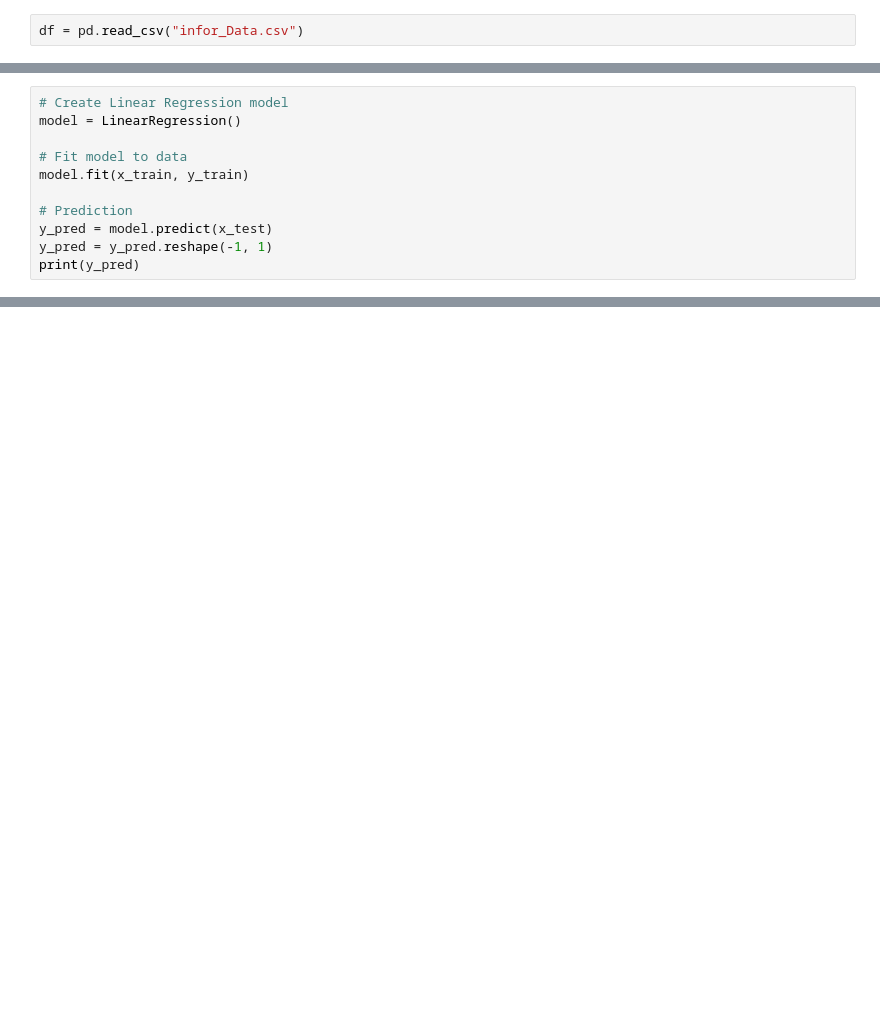
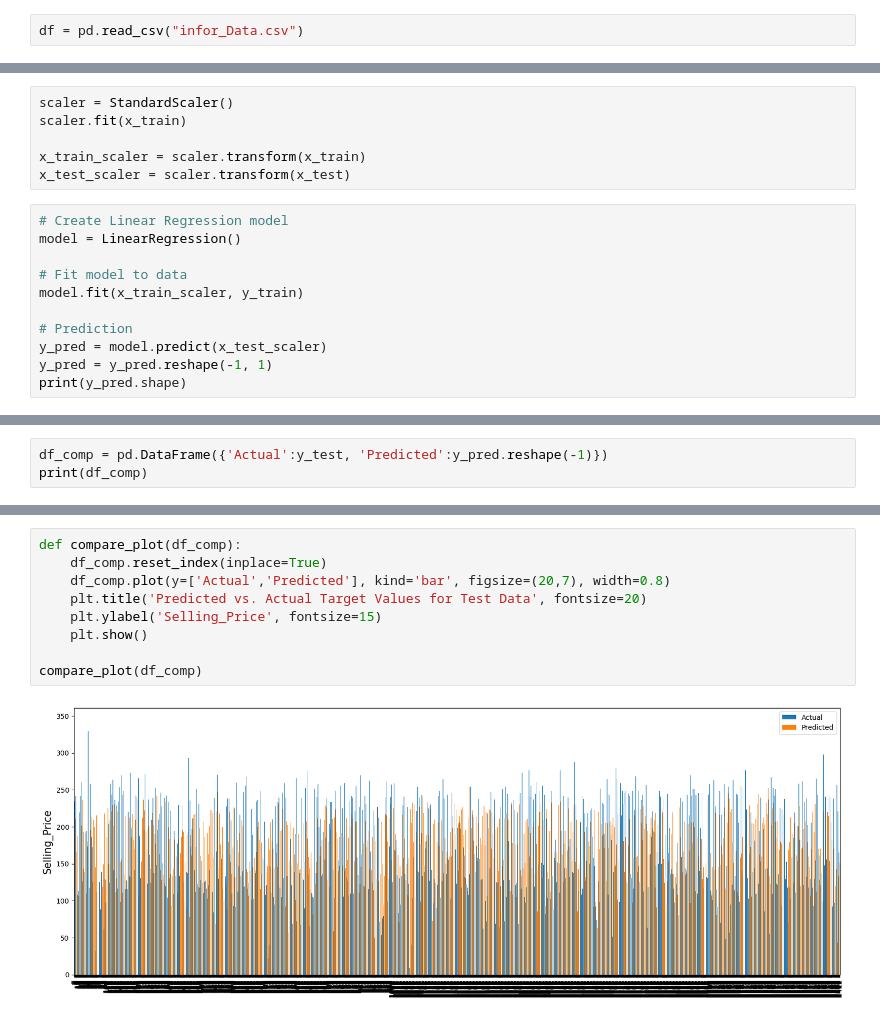
Before and after one commit to lhgiang040504/AI, a Jupyter notebook: Machine_Learning/Supervised_Learning/Linear_Regression/multiple/multiple_LinearRegression.ipynb, the cells around one changed output, grey strips where cells are left out. Drawn from its saved outputs; the diff is of its cells as text; blank space fills up the shorter version.

```diff
--- a/Machine_Learning/Supervised_Learning/Linear_Regression/multiple/multiple_LinearRegression.ipynb
+++ b/Machine_Learning/Supervised_Learning/Linear_Regression/multiple/multiple_LinearRegression.ipynb
@@ -27,12 +30,18 @@ print(x_test.shape)
+# %%
+scaler = StandardScaler()
+scaler.fit(x_train)
+
+x_train_scaler = scaler.transform(x_train)
+x_test_scaler = scaler.transform(x_test)
 # %%
 # Create Linear Regression model
 model = LinearRegression()
 
 # Fit model to data
-model.fit(x_train, y_train)
+model.fit(x_train_scaler, y_train)
 
 # Prediction
-y_pred = model.predict(x_test)
+y_pred = model.predict(x_test_scaler)
 y_pred = y_pred.reshape(-1, 1)
-print(y_pred)
+print(y_pred.shape)
 # %% [output]
@@ -201,0 +81,3 @@ print(model_Manual.MSE(y_test, y_predManual))
+# %%
+df_comp = pd.DataFrame({'Actual':y_test, 'Predicted':y_pred.reshape(-1)})
+print(df_comp)
@@ -201,0 +99,11 @@ print(model_Manual.MSE(y_test, y_predManual))
+# %%
+def compare_plot(df_comp):
+    df_comp.reset_index(inplace=True)
+    df_comp.plot(y=['Actual','Predicted'], kind='bar', figsize=(20,7), width=0.8)
+    plt.title('Predicted vs. Actual Target Values for Test Data', fontsize=20)
+    plt.ylabel('Selling_Price', fontsize=15)
+    plt.show()
+
+compare_plot(df_comp)
+# %% [output]
+[figure, added]
```
Also changed, not shown: parts of 10 cells of this notebook, 14 other files.
